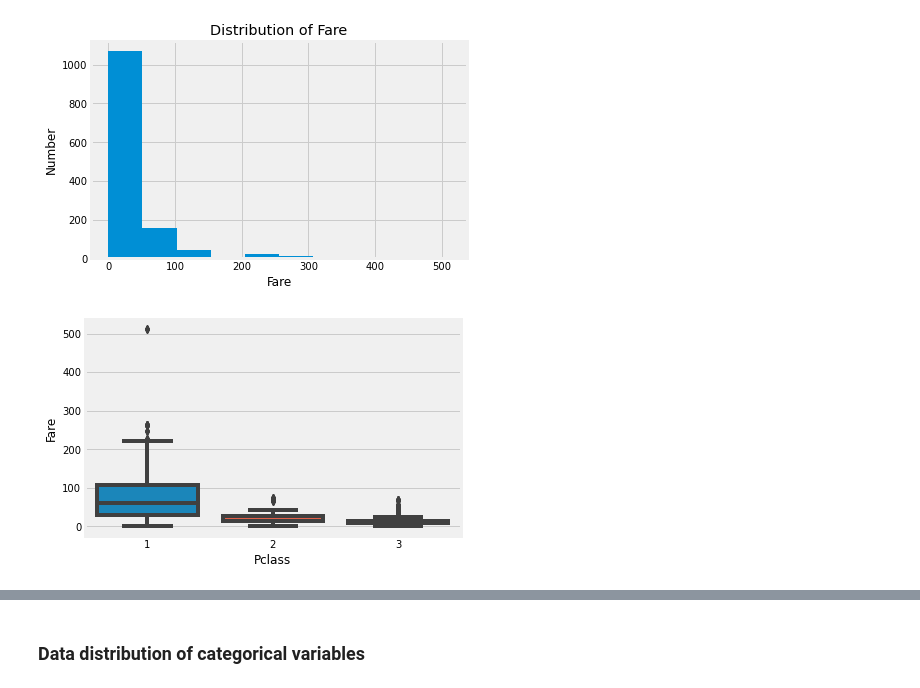
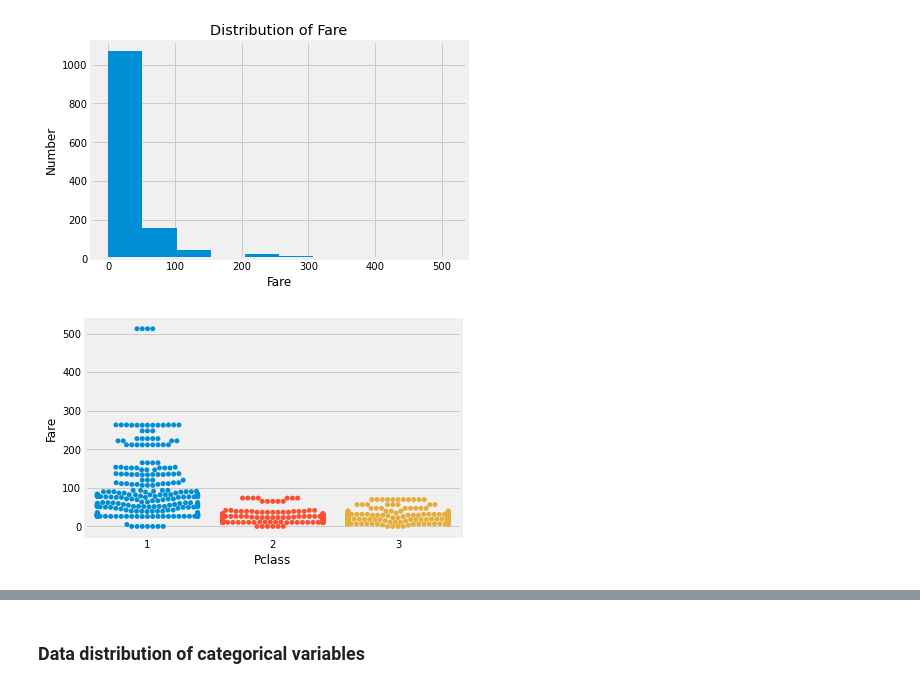
Before and after one commit to Brendalish/titanic, a Jupyter notebook: EDA of Combined Datasets.ipynb, the cells around one changed output, grey strips where cells are left out. Drawn from its saved outputs; the diff is of its cells as text; code cells hidden in the pictures.

```diff
--- a/EDA of Combined Datasets.ipynb
+++ b/EDA of Combined Datasets.ipynb
@@ -324,9 +318,9 @@ plot_histogram('Fare')
 # %% [output]
 [figure]
 # %%
-sns.boxplot(x='Pclass', y='Fare', data=full_df);
+sns.swarmplot(x='Pclass', y='Fare', data=full_df.dropna(subset=['Pclass', 'Fare']));
 # %% [output]
-[figure, old version]
+[figure, new version]
 # %%
 #obtain descriptive statistics of fares at different pclasses
 fares_by_pclasses = {}
```
Also changed, not shown: parts of 109 cells of this notebook.
